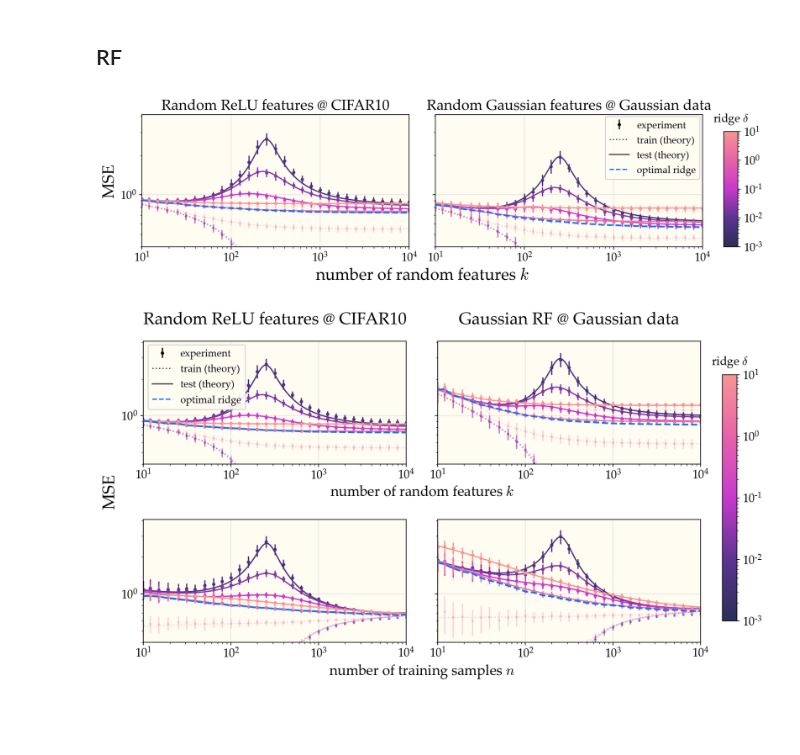
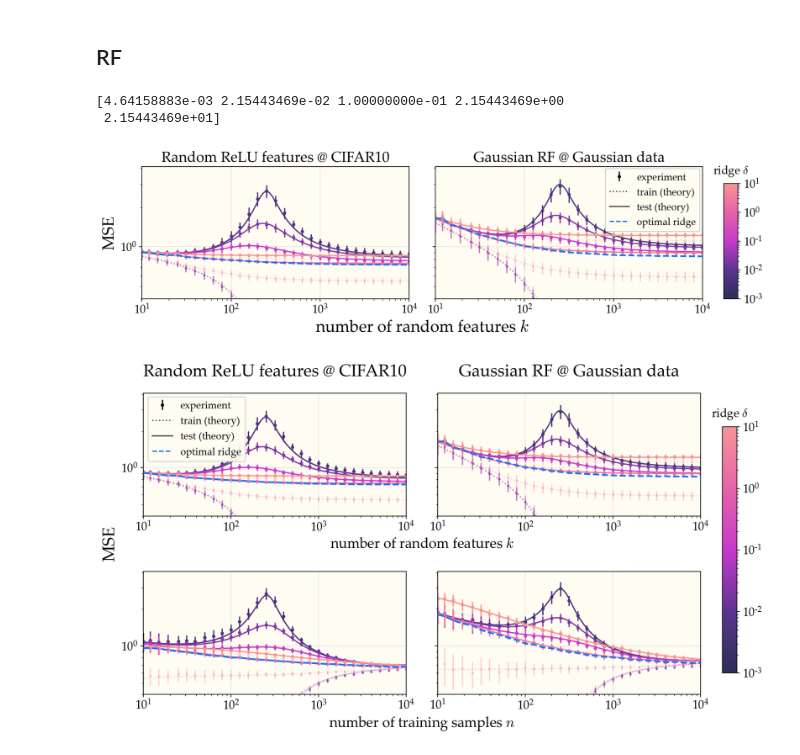
Before and after one commit to dkarkada/more-is-better, a Jupyter notebook: plots/plotting.ipynb, the cells around one changed output. Cells and saved outputs as stored; diff of their text form; code cells hidden in the pictures; blank space fills up the shorter version.

Commit message:
update plots

```diff
--- a/plots/plotting.ipynb
+++ b/plots/plotting.ipynb
@@ -146,6 +146,13 @@ def do_kplot(ax, sm, expt, theory, n, M):
     optridge = expt.get(stats_axis='trial', n=256, result="test_mse")[0].min(axis=1)
     k = expt.get_axis("k")
     ax.plot(k, optridge, color="xkcd:deep sky blue", lw=2, ls='--', zorder=5)
+# %%
+expt = ExperimentResults.load(f"{work_dir}/expt-gaussian-n256.expt")
+ridges = expt.get_axis("ridge")
+print(ridges[[4, 8, 12, 20, 26]])
+# %% [output]
+[4.64158883e-03 2.15443469e-02 1.00000000e-01 2.15443469e+00
+ 2.15443469e+01]
 # %%
 colors = [get_color(i, 4) for i in range(5)]
 cmap = LinearSegmentedColormap.from_list('my_list', colors, N=256)
@@ -158,8 +165,8 @@ fig, axes = plt.subplots(ncols=2, sharey=True, figsize=(12,2.8))
 sm = plt.cm.ScalarMappable(cmap=cmap, norm=LogNorm(vmin=10**-3, vmax=10**1))
 
 plot_params = {
-    "ids": ["", "gaussian-imitation-"],
-    "titles": ["Random ReLU features @ CIFAR10", "Random Gaussian features @ Gaussian data"],
+    "ids": ["", "gaussian-"],
+    "titles": ["Random ReLU features @ CIFAR10", "Gaussian RF @ Gaussian data"],
 }
 
 for i, ax in enumerate(axes):
@@ -182,34 +189,34 @@ fig.add_subplot(111, frameon=False)
 # hide tick and tick label of the big axis
 plt.tick_params(labelcolor='none', which='both', top=False, bottom=False, left=False, right=False)
 plt.xlabel('number of random features $k$', size="x-large")
 plt.ylabel('MSE', size="x-large")
 plt.tight_layout()
 fig.subplots_adjust(bottom=0, right=0.9)
 cbar_ax = fig.add_axes([0.93, 0.0, 0.02, 0.7])
 fig.colorbar(sm, cax=cbar_ax) # label the colorbar?
 cbar_ax.set_title("ridge $\delta$", pad=12, fontsize=14)
 
 line = Line2D([],[], ls='none', marker='.', markersize=6, color='k')
 barline = LineCollection(np.empty((2,2,2)), color='k')
 plt.figlegend(
     (
         ErrorbarContainer((line, [], [barline]), has_xerr=False, has_yerr=True),
         Line2D([0], [0], color='k', alpha=0.7, ls=':'),
         Line2D([0], [0], color='k', alpha=0.7, ls='-'),
         Line2D([0], [0], color='xkcd:deep sky blue', alpha=1, ls='--'),),
     (
         "experiment",
         "train (theory)",
         "test (theory)",
         "optimal ridge",),
     fontsize=12,
     bbox_to_anchor=(.903, .82),
     loc="upper right",
     framealpha=0.95,
 )
 plt.savefig("rf-n256.pdf", bbox_inches="tight")
 # %% [output]
-[figure, old version]
+[figure, new version]
 # %%
 colors = [get_color(i, 4) for i in range(5)]
 cmap = LinearSegmentedColormap.from_list('my_list', colors, N=256)
```
Also changed, not shown: parts of 2 cells of this notebook, 2 other files.
